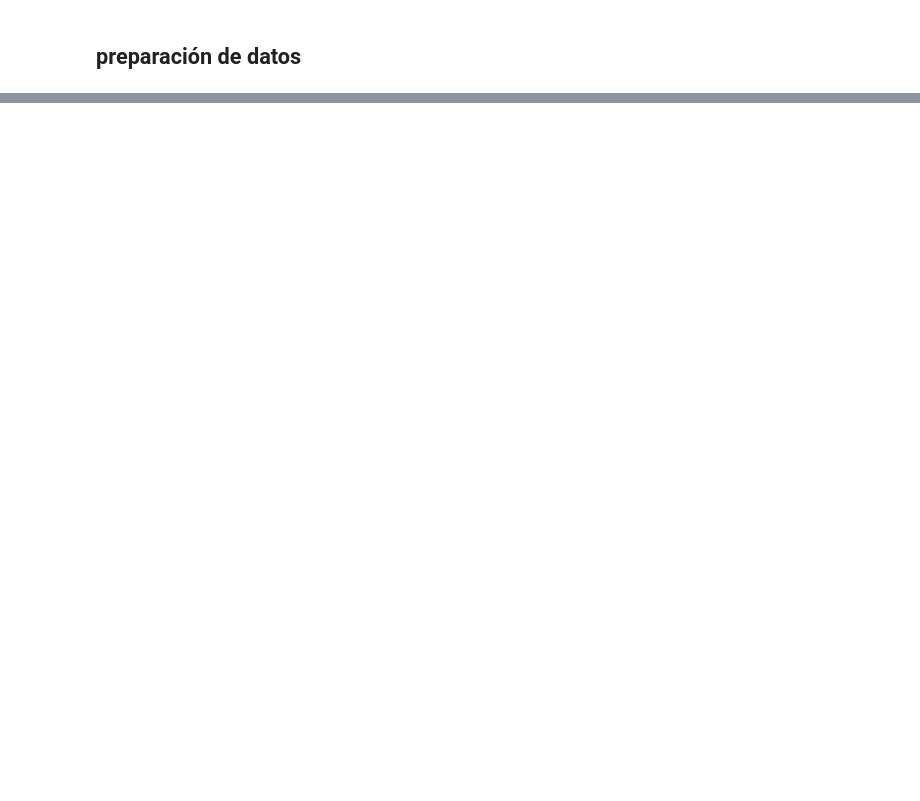
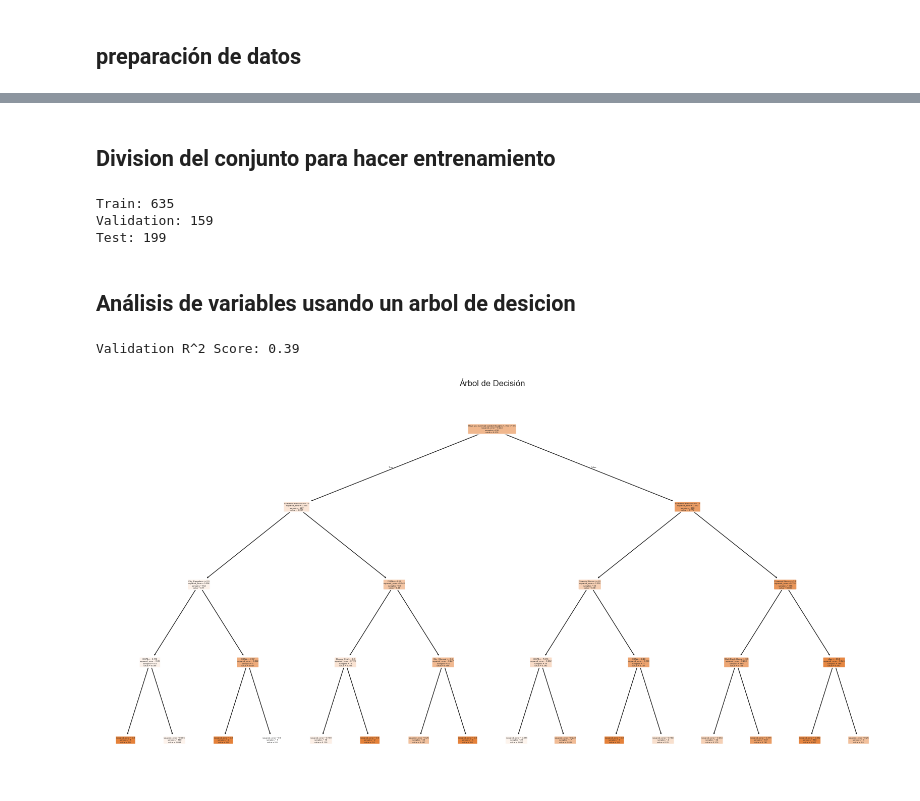
Before and after one commit to Sergiofbc/IA-Proy3, a Jupyter notebook: main.ipynb, the cells around one changed output, grey strips where cells are left out. Saved outputs shown, nothing was run; the diff lists cells and outputs as text; code cells hidden in the pictures; blank space fills up the shorter version.

```diff
--- a/main.ipynb
+++ b/main.ipynb
@@ -225,0 +265,26 @@ print(df_encoded.head())
+# %% [markdown]
+## Division del conjunto para hacer entrenamiento
+# %%
+y = df_encoded['Depression']
+X = df_encoded.drop(columns=['Depression'])
+
+
+# Paso 1: 80% Train + 20% Test
+X_train_val, X_test, y_train_val, y_test = train_test_split(X, y, test_size=0.2, random_state=42)
+
+# Paso 2: del 80% original, saca 80% Train y 20% Validación
+X_train, X_val, y_train, y_val = train_test_split(X_train_val, y_train_val, test_size=0.2, random_state=42)
+
+# ✅ Resultado:
+# X_train: 64% del total
+# X_val: 16% del total
+# X_test: 20% del total
+
+# Verifica tamaños si quieres:
+print(f"Train: {len(X_train)}")
+print(f"Validation: {len(X_val)}")
+print(f"Test: {len(X_test)}")
+# %% [output]
+Train: 635
+Validation: 159
+Test: 199
@@ -225,0 +301,22 @@ print(df_encoded.head())
+# %% [markdown]
+## Análisis de variables usando un arbol de desicion
+# %%
+
+# 1. Crear el modelo (para regresión, usa DecisionTreeRegressor)
+model = DecisionTreeRegressor(max_depth=4, random_state=42)
+
+# 2. Entrenar el modelo
+model.fit(X_train, y_train)
+
+# 3. Evaluar en validación (opcional)
+score = model.score(X_val, y_val)
+print(f"Validation R^2 Score: {score:.2f}")
+# %% [output]
+Validation R^2 Score: 0.39
+# %%
+plt.figure(figsize=(20,10))
+plot_tree(model, feature_names=X_train.columns, filled=True, rounded=True)
+plt.title("Árbol de Decisión")
+plt.savefig("./Data/arbol.jpg", format='jpg', dpi=300, bbox_inches='tight')
+# %% [output]
+[figure, added]
```
Also changed, not shown: parts of 18 cells of this notebook, 6 other files.
